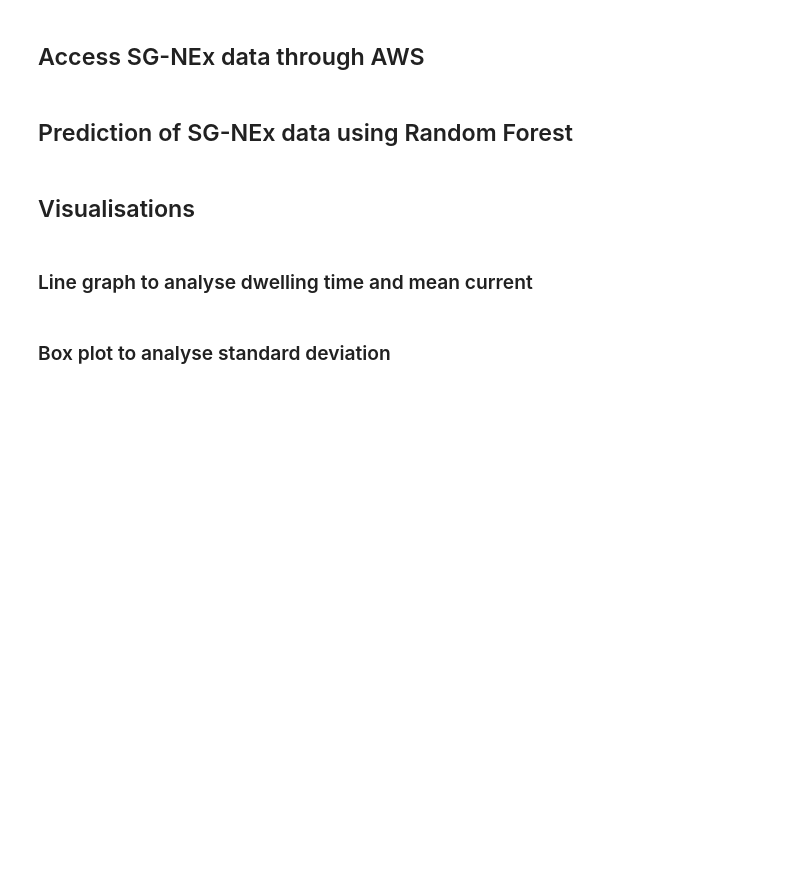
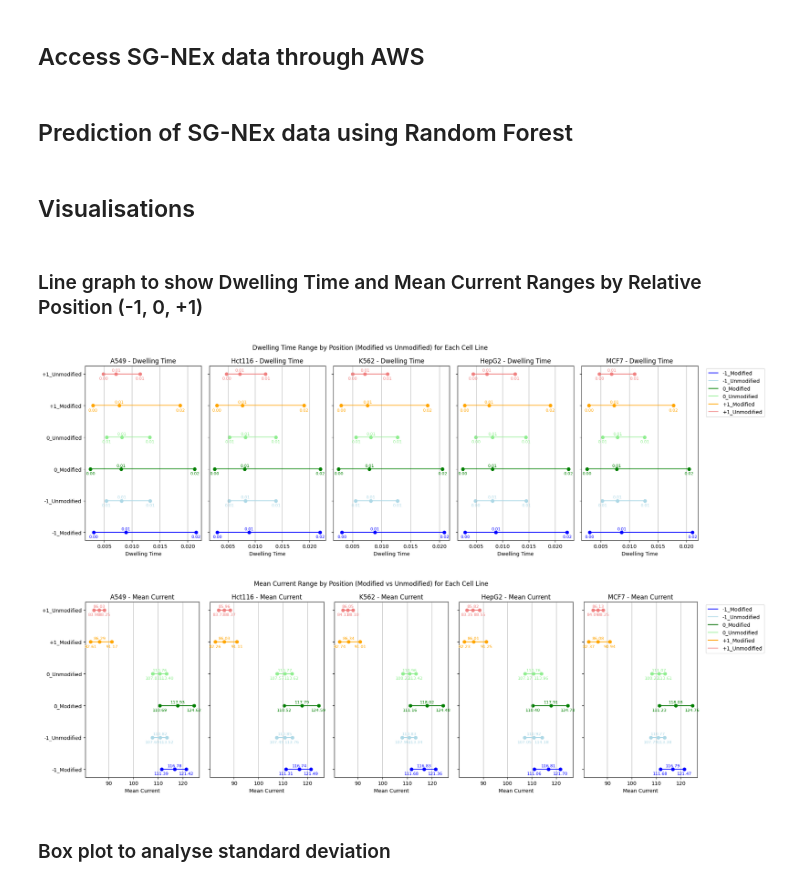
Before and after one commit to chloetkl/dsa4262-geneiuses, a Jupyter notebook: code/prediction_and_visualisation.ipynb, the cells around one changed output. Drawn from its saved outputs; the diff is of its cells as text; code cells hidden in the pictures; blank space fills up the shorter version.

```diff
--- a/code/prediction_and_visualisation.ipynb
+++ b/code/prediction_and_visualisation.ipynb
@@ -116,12 +141,6 @@ combined_data.loc[combined_data['score'] > 0.9, 'Modification'] = 'Modified'
 # %% [markdown]
-### Line graph to analyse dwelling time and mean current
+### Line graph to show Dwelling Time and Mean Current Ranges by Relative Position (-1, 0, +1)
 # %%
-import matplotlib.pyplot as plt
-import seaborn as sns
-import pandas as pd
-
-# Assuming combined_data has 'cell_line', 'Modification', and the relevant columns
-
 # Calculate means for each category and position for dwelling time and mean current
 cell_lines = combined_data['cell_line'].unique()
 dwelling_time_means = {}
@@ -208,15 +227,14 @@ colors = {
 ordered_labels = ['-1_Modified', '-1_Unmodified', '0_Modified', '0_Unmodified', '+1_Modified', '+1_Unmodified']
 positions = list(range(len(ordered_labels)))  # Numeric positions for y-axis
 
-# Function to add labels above points with horizontal and vertical offset
+# Function to add labels above points with vertical offset
 def add_value_labels(ax, values, y_position, color):
     for idx, val in enumerate(values):
         # Adjust label position to prevent overlap
-        horizontal_offset = 0
-        vertical_offset = 0.05 if idx == 1 else -0.2 # Small vertical offset above/below the line
+        vertical_offset = 0.05 if idx == 1 else -0.2
 
         ax.text(
-            val + horizontal_offset,
+            val,
             y_position + vertical_offset,
             f'{val:.2f}',
             va='bottom',
@@ -253,33 +271,36 @@ plt.legend(bbox_to_anchor=(1.05, 1), loc='upper left')
 plt.show()
 
 
 
 # Mean current plots with FacetGrid for each cell line
 fig, axes = plt.subplots(nrows=1, ncols=len(cell_lines), figsize=(18, 6), sharey=True)
 for i, cell_line in enumerate(cell_lines):
     ax = axes[i]
     for label in ordered_labels:
         color = colors[label]
         values = mean_current_means[cell_line][label]
         y_position = positions[ordered_labels.index(label)]
 
         # Plot line and points
         ax.hlines(y=y_position, xmin=values[0], xmax=values[2], colors=color, label=label)
         ax.scatter(values, [y_position] * 3, color=color)
 
         # Add value labels above the points
         add_value_labels(ax, values, y_position, color)
 
     ax.set_yticks(positions)
     ax.set_yticklabels(ordered_labels)
     ax.set_title(f'{cell_line} - Mean Current')
     ax.set_xlabel('Mean Current')
     ax.grid(axis='x')
 
 plt.suptitle('Mean Current Range by Position (Modified vs Unmodified) for Each Cell Line')
 plt.tight_layout()
 plt.legend(bbox_to_anchor=(1.05, 1), loc='upper left')
 plt.show()
+# %% [output]
+[figure, added]
+[figure, added]
 # %% [markdown]
 ### Box plot to analyse standard deviation
 # %%
```
Also changed, not shown: parts of 16 cells of this notebook.
